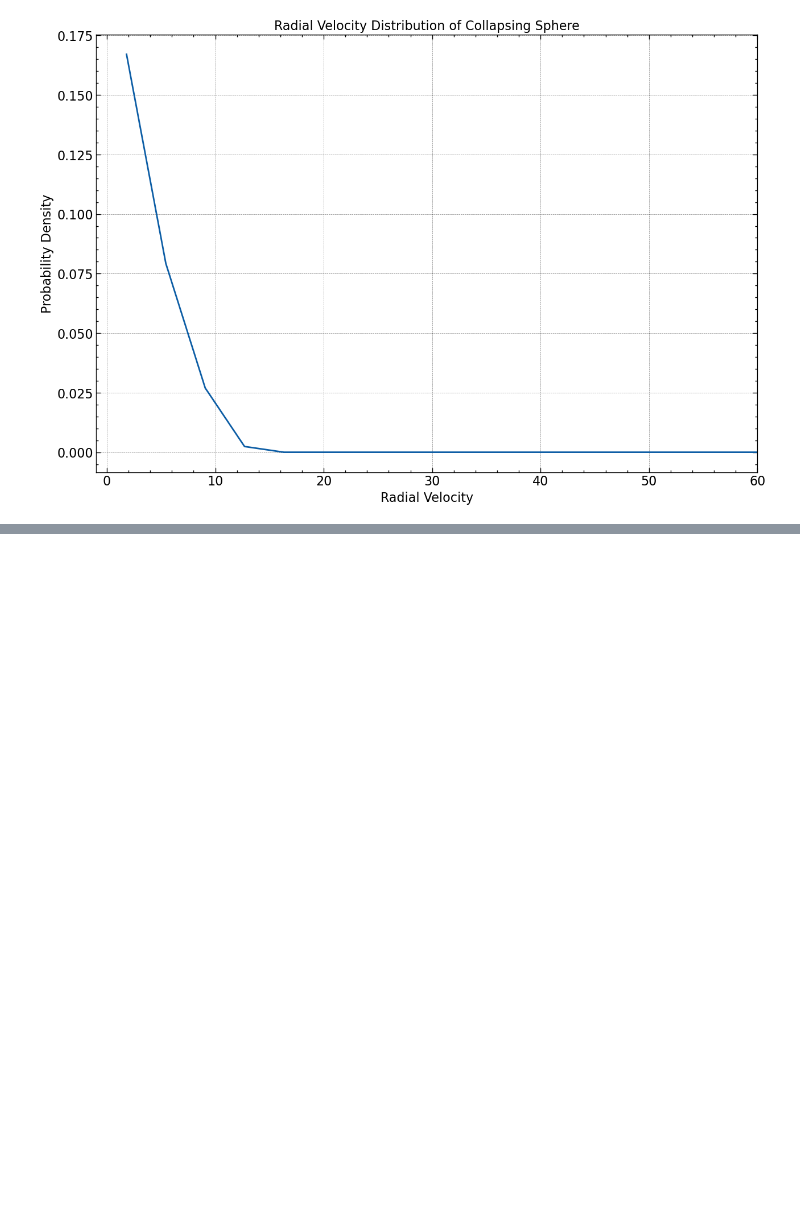
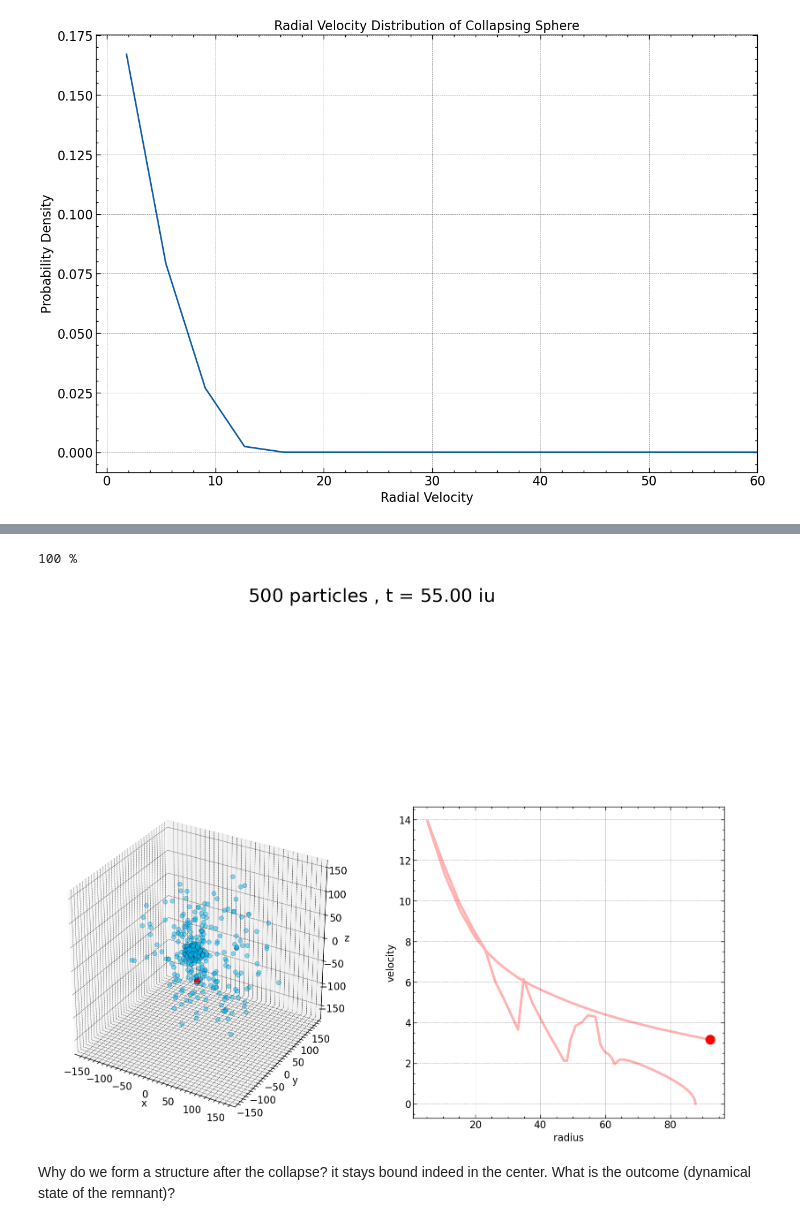
Before and after one commit to M-Bianchi/Dynamics_of_Stellar_Systems, a Jupyter notebook: nbody_sh1/sphere_plots_2.ipynb, the cells around one changed output, grey strips where cells are left out. Cells and saved outputs as stored; diff of their text form; code cells hidden in the pictures; blank space fills up the shorter version.

```diff
--- a/nbody_sh1/sphere_plots_2.ipynb
+++ b/nbody_sh1/sphere_plots_2.ipynb
@@ -257,0 +279,52 @@ plt.show()
+# %%
+k=1
+particle = 15
+# %%
+radial_distance = Dist(x, y, z, 0, 0 ,0)[particle, :]
+velocity = Dist(vx, vy, vz, 0, 0 ,0)[particle, :]
+# %%
+plt.rcParams['figure.figsize'] = [20 , 20]
+
+#fig = plt.Figure() #somehow faster than fig, ax = plt.subplots(1,1), but text doesn't work well
+#ax = fig.add_subplot()
+fig = plt.figure()
+axl = fig.add_subplot(1, 2, 1, projection='3d')
+axr = fig.add_subplot(1, 2, 2)
+
+title = fig.suptitle(f'{N} particles', fontsize=30, y=0.92)
+
+def animate(i):
+    print(math.ceil(100*i*k/len(x[0])), "%", end='\r')
+    axl.clear()
+    axl.set_box_aspect([1, 1, 1])
+    axl.set_xlabel('x')
+    axl.set_ylabel('y')
+    axl.set_zlabel('z')
+    axl.set_xlim(1.1*np.min(x), 1.1*np.max(x))
+    axl.set_ylim(1.1*np.min(y), 1.1*np.max(y))
+    axl.set_zlim(1.1*np.min(z), 1.1*np.max(z))
+    axr.clear()
+    axr.set_box_aspect(1)
+    axr.set_xlabel('radius')
+    axr.set_ylabel('velocity')
+    title.set_text(f'${N}$ particles , t = ${time[k*i]:.2f}$ iu')
+
+    for j in range(len(x[:,])):
+        if j == particle:
+            axl.plot3D(x[j, k*i], y[j, k*i], z[j, k*i], 'o', markersize=11, markeredgecolor='black', markeredgewidth=0.5, color='red')
+        else:
+            axl.plot3D(x[j, k*i], y[j, k*i], z[j, k*i], 'o', markersize=7, markeredgecolor='black', markeredgewidth=0.5, color='deepskyblue', alpha=0.5)
+    axr.plot(radial_distance, velocity, color='red', lw=4, alpha=0.3)
+    axr.plot(radial_distance[k*i], velocity[k*i], 'o', color='red', markersize=15)
+    return fig,
+
+
+writer = animation.FFMpegWriter(fps=60)
+ani = animation.FuncAnimation(fig, animate, frames=int(len(x[0])/k), interval=1.2, blit=True)
+ani.save('velocity_vs_radius_15.gif', writer=writer, dpi=100)
+# %% [output]
+100 %
+[figure, added]
+# %% [markdown]
+Why do we form a structure after the collapse?  it stays bound indeed in the center.
+What is the outcome (dynamical state of the remnant)?
```
Also changed, not shown: parts of 10 cells of this notebook.
